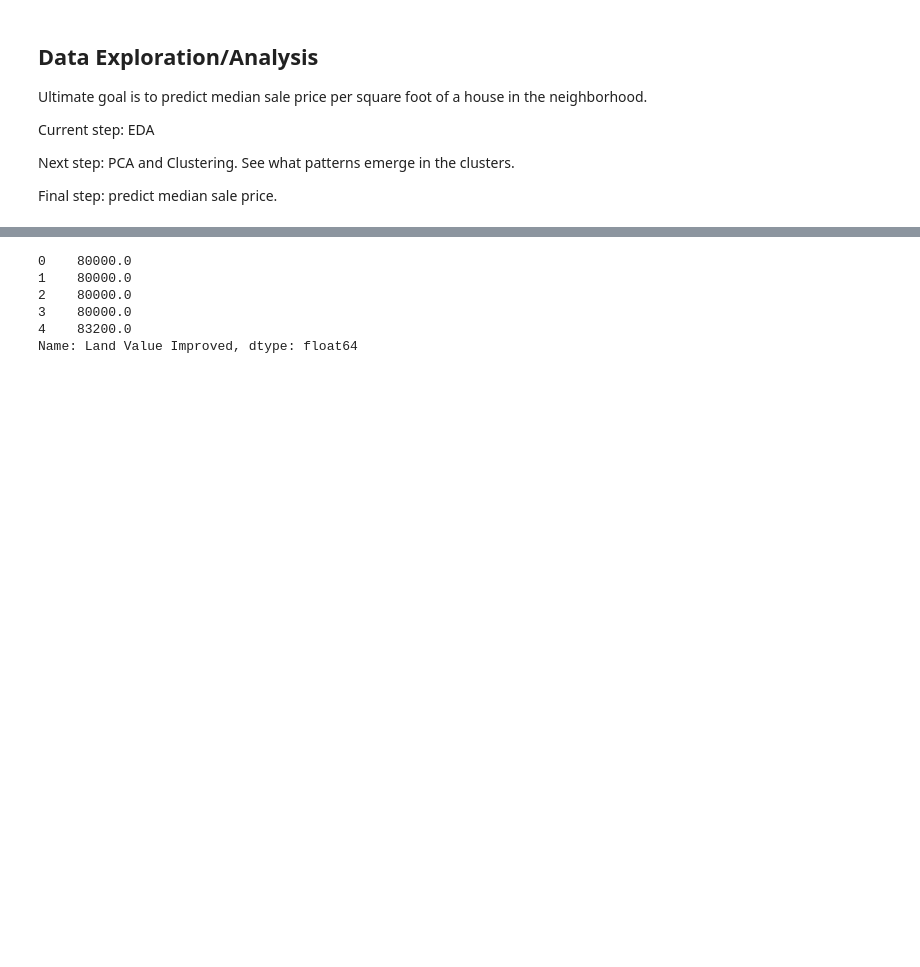
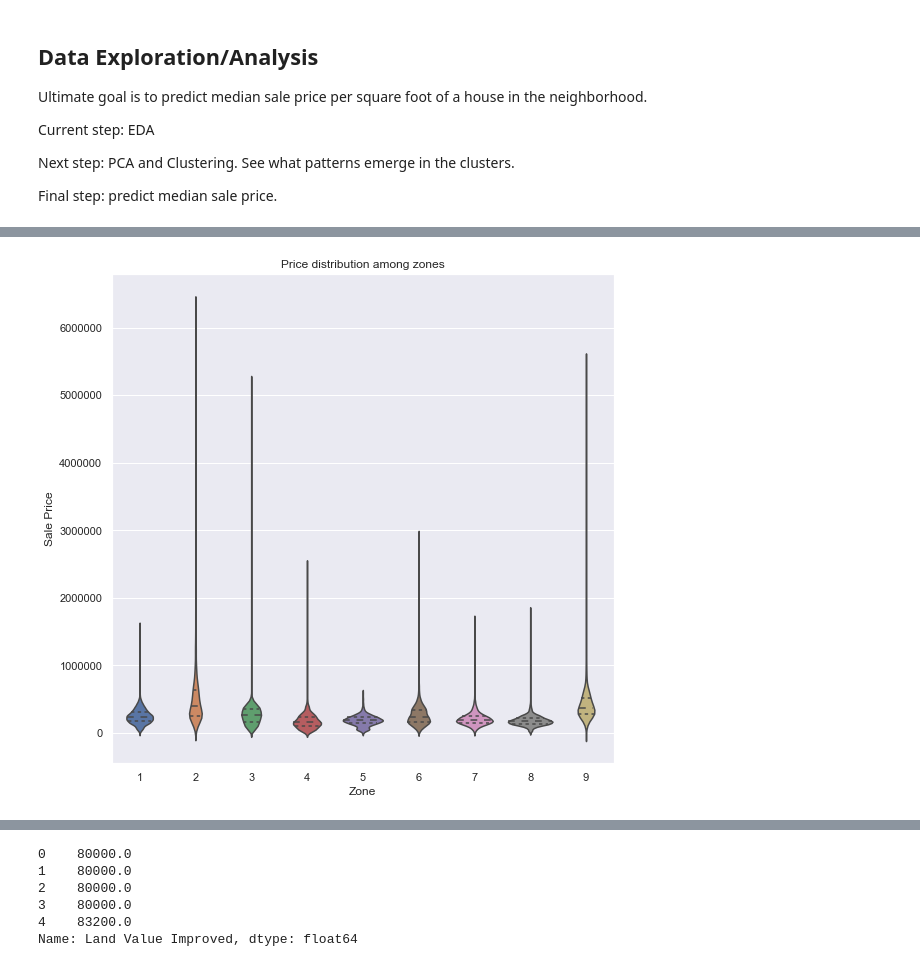
Before and after one commit to drewlehe/Nashville, a Jupyter notebook: MergedAnalysis.ipynb, the cells around one changed output, grey strips where cells are left out. Cells and saved outputs as stored; diff of their text form; code cells hidden in the pictures; blank space fills up the shorter version.

```diff
--- a/MergedAnalysis.ipynb
+++ b/MergedAnalysis.ipynb
@@ -37,0 +49,9 @@ df=df
+# %%
+#Showing the price distribution among different zones, but we could use this style graph for any kind of feature.
+plt.figure(figsize=(9,9))
+sns.violinplot(x="Zone", y="Sale Price", data=df, inner='quartile')
+plt.title("Price distribution among zones")
+plt.show()
+#Zone 9, the downtown, shows the highest sale prices
+# %% [output]
+[figure, added]
```
Also changed, not shown: parts of 26 cells of this notebook, 1 other file.
